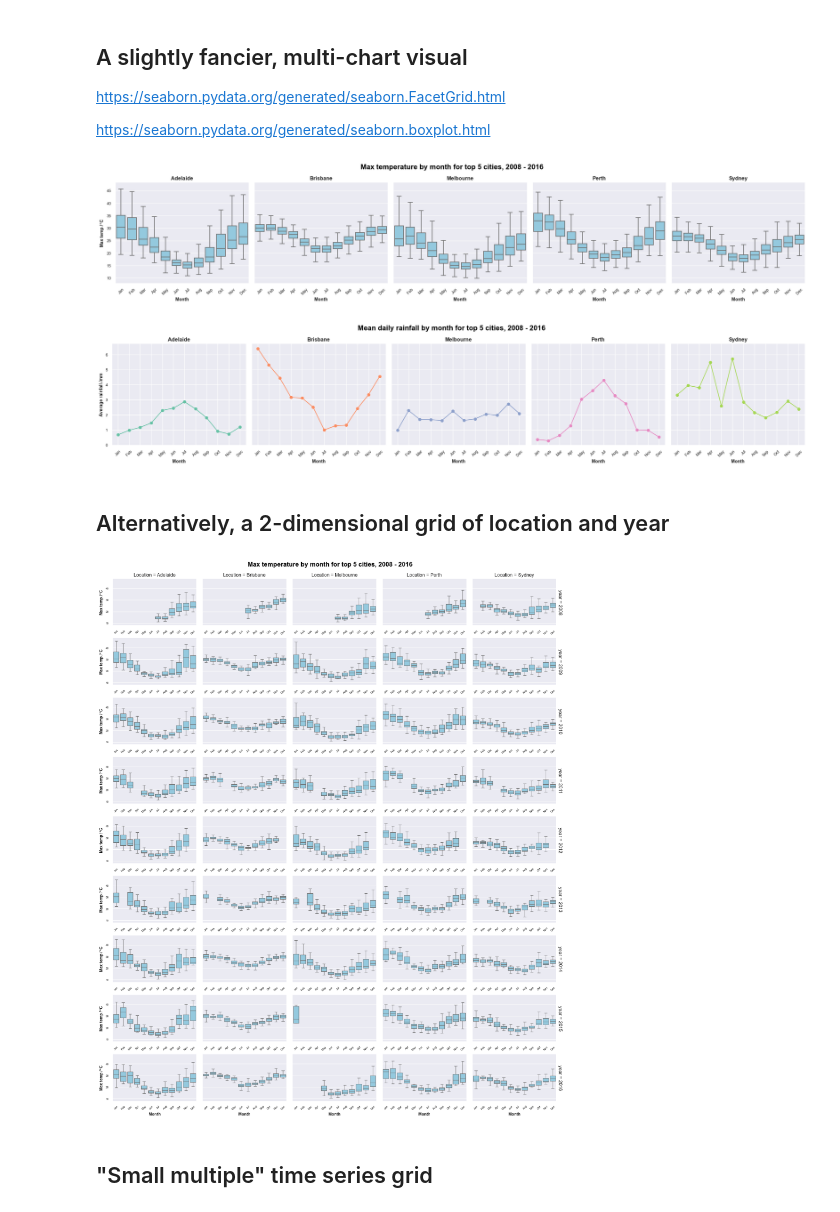
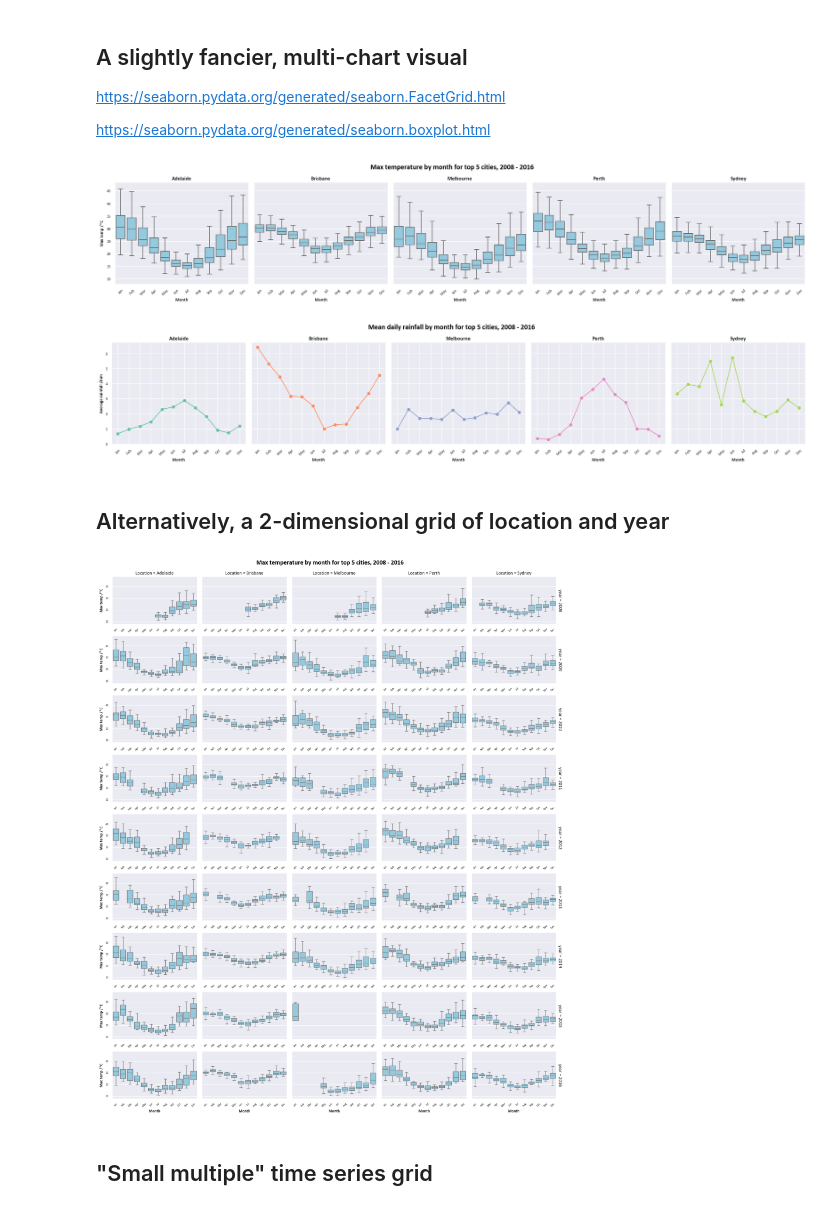
Before and after one commit to NHS-South-Central-and-West/learning-python, a Jupyter notebook: visualising-with-seaborn/surgery-visualising-data-with-seaborn.ipynb, the cells around one changed output. Drawn from its saved outputs; the diff is of its cells as text; code cells hidden in the pictures.

```diff
--- a/visualising-with-seaborn/surgery-visualising-data-with-seaborn.ipynb
+++ b/visualising-with-seaborn/surgery-visualising-data-with-seaborn.ipynb
@@ -10,8 +10,9 @@ import seaborn as sns
 import warnings
 warnings.simplefilter(action='ignore', category=FutureWarning)
 
-# use a nicer font in matplotlib
-rcParams['font.sans-serif'] = ['Calibri']
+sns.set_theme(style='darkgrid') # If we don't call this, we just get default matplotlib styling
+sns.set_context("notebook") # Set an overall scale. Notebook is the default. In increasing size: paper, notebook, talk, poster.
+rcParams['font.sans-serif'] = ['Calibri','Segoe UI','Arial'] # use a nicer font in matplotlib (if available)
 # %%
 # import the dataset
 df = pd.read_csv('data/weatherAUS.csv')
@@ -74,7 +75,6 @@ https://seaborn.pydata.org/examples/index.html
 # %% [markdown]
 ## The absolute basics
 # %%
-sns.set_theme() # If we don't call this, we just get default matplotlib styling
 sns.lineplot(data=df_top5Cities_Rainfall_pivoted.T) #.T gives the transpose
 # %% [output]
 <Axes: xlabel='month'>
@@ -126,12 +126,12 @@ sns.heatmap(df_top5Cities_monthly_rainyDays_pivoted # Heatmap expects rectangula
            )
 
 # We need to use some matplotlib code to set our output size, add a title, and capitalise our x-axis label
-ax.tick_params(axis='x', labelsize=9, rotation=45) # I think 45-degree month labels look nicer, but this is a matter of taste.
-ax.tick_params(axis='y', labelsize=9)
+ax.tick_params(axis='x', labelsize=11, rotation=45) # I think 45-degree month labels look nicer, but this is a matter of taste.
+ax.tick_params(axis='y', labelsize=11)
 
 # Manually changing our axis labels for more control
-ax.set_xlabel("Month",fontweight="bold",fontsize=10)
-ax.set_ylabel("City",fontweight="bold",fontsize=10)
+ax.set_xlabel("Month",fontweight="bold",fontsize=12)
+ax.set_ylabel("City",fontweight="bold",fontsize=12)
 
 # Set our title dynamically
 ax.set_title(f"Mean number of rainy days by month between {date_min} and {date_max} for Australia's top 5 cities", fontsize=16, fontweight="bold", pad=15);
@@ -161,41 +161,36 @@ boxgrid.map(sns.boxplot # This is what tells sns what sort of plots we want in o
             )
 
 # Setting up the grid of line plots
 # Using the default matplotlib plot here
 linegrid = sns.FacetGrid(df_top5Cities.groupby(['Location', 'month'])['Rainfall'].mean().reset_index()
                          ,col="Location"
                          ,hue="Location",palette="Set2"
                          ,col_wrap=5, height=4.5
                          ,col_order=colOrder_top5Cities
 )
 linegrid.map(plt.plot, "month", "Rainfall",marker="o")
 
 # Formatting axes
 for ax in boxgrid.axes.flat:
     ax.tick_params(axis='x', labelsize=9, rotation=45)
     ax.tick_params(axis='y', labelsize=9)
 for ax in linegrid.axes.flat:
     ax.tick_params(axis='x', labelsize=9, rotation=45)
     ax.tick_params(axis='y', labelsize=9)
 
 linegrid.set_titles(col_template="{col_name}",fontweight="bold",fontsize=16)
 linegrid.set_axis_labels("Month","Average rainfall /mm",fontweight="bold",fontsize=10)
 boxgrid.set_titles(col_template="{col_name}",fontweight="bold",fontsize=16)
 boxgrid.set_axis_labels("Month","Max temp /$\\degree$C",fontweight="bold",fontsize=10)
 
 # Setting overall titles and spacing
 linegrid.fig.suptitle(f"Mean daily rainfall by month for top 5 cities, {date_range}", fontsize=16, color='black',fontweight='bold')
 boxgrid.fig.suptitle(f"Max temperature by month for top 5 cities, {date_range}", fontsize=16, color='black',fontweight='bold')
 linegrid.fig.subplots_adjust(top=0.85)
-boxgrid.fig.subplots_adjust(top=0.85)
-
-sns.set_theme() # If we don't call this, we just get default matplotlib styling
-sns.despine() # Makes the axis borders look a little nicer
-
-#plt.show()
+boxgrid.fig.subplots_adjust(top=0.85);
 # %% [output]
-[figure, old version]
+[figure, new version]
-[figure, old version]
+[figure, new version]
 # %% [markdown]
 ## Alternatively, a 2-dimensional grid of location and year
 # %%
@@ -228,14 +223,9 @@ boxgrid.set_axis_labels("Month","Max temp /$\\degree$C",fontweight="bold",fontsi
 
 # Setting overall titles and spacing
 boxgrid.fig.suptitle(f"Max temperature by month for top 5 cities, {date_range}", fontsize=16, color='black',fontweight='bold')
-boxgrid.fig.subplots_adjust(top=0.95)
-
-sns.set_theme() # If we don't call this, we just get default matplotlib styling
-sns.despine() # Makes the axis borders look a little nicer
-
-plt.show()
+boxgrid.fig.subplots_adjust(top=0.95);
 # %% [output]
-[figure, old version]
+[figure, new version]
 # %% [markdown]
 ## "Small multiple" time series grid
 # %%
```
Also changed, not shown: parts of 4 cells of this notebook.
